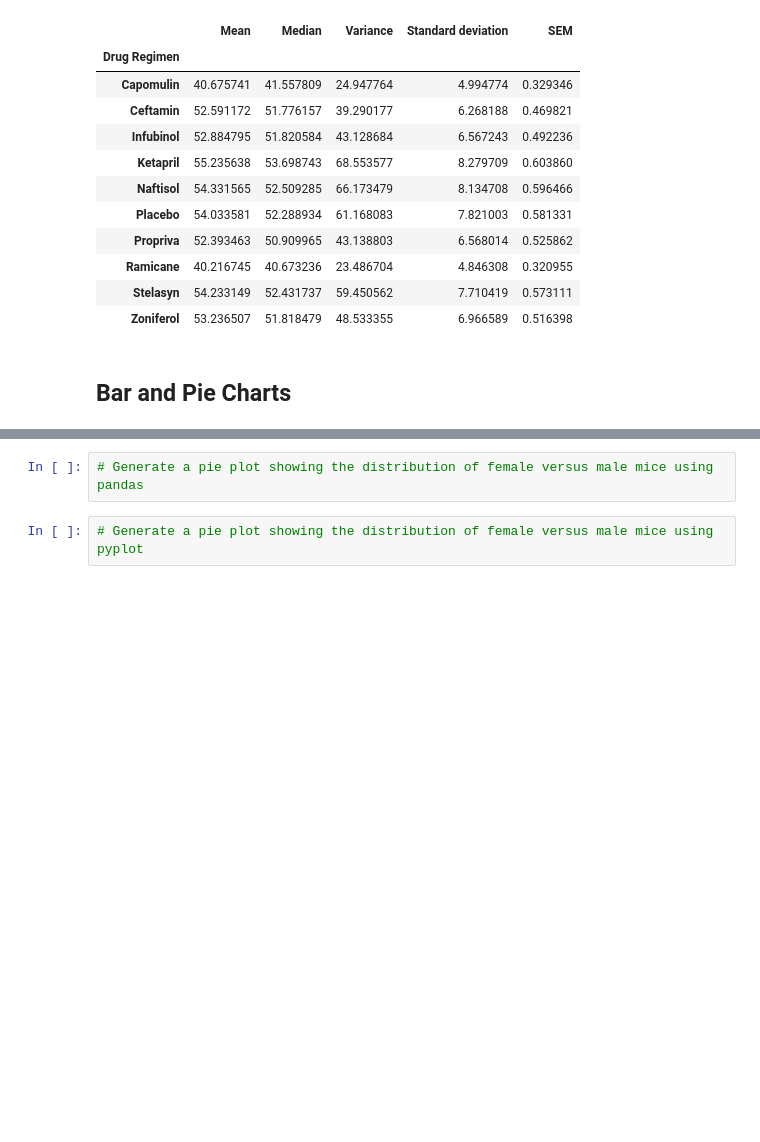
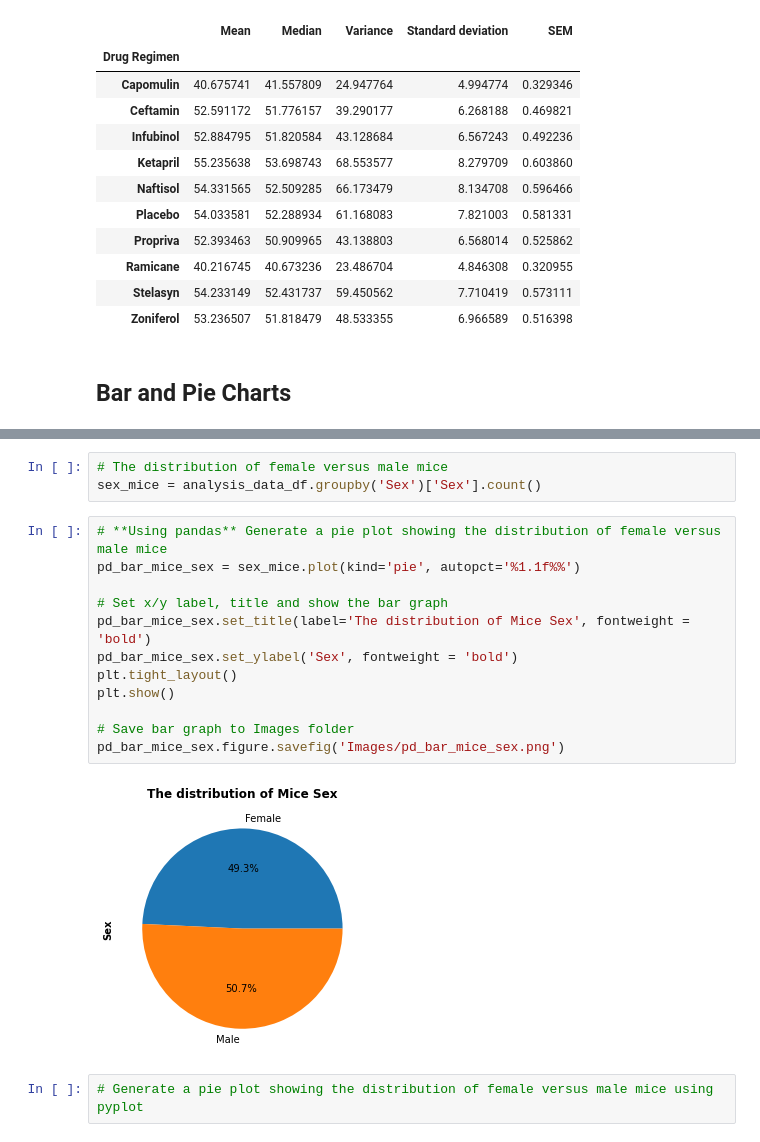
Before and after one commit to abpuccini/matplotlib-challenge, a Jupyter notebook: pymaceuticals_analysis.ipynb, the cells around one changed output, grey strips where cells are left out. Saved outputs shown, nothing was run; the diff lists cells and outputs as text; blank space fills up the shorter version.

```diff
--- a/pymaceuticals_analysis.ipynb
+++ b/pymaceuticals_analysis.ipynb
@@ -148,5 +154,20 @@ ValueError: shape mismatch: objects cannot be broadcast to a single shape
 # %%
-# Generate a pie plot showing the distribution of female versus male mice using pandas
+# The distribution of female versus male mice
+sex_mice = analysis_data_df.groupby('Sex')['Sex'].count()
+# %%
+# **Using pandas** Generate a pie plot showing the distribution of female versus male mice
+pd_bar_mice_sex = sex_mice.plot(kind='pie', autopct='%1.1f%%')
+
+# Set x/y label, title and show the bar graph
+pd_bar_mice_sex.set_title(label='The distribution of Mice Sex', fontweight = 'bold')
+pd_bar_mice_sex.set_ylabel('Sex', fontweight = 'bold')
+plt.tight_layout()
+plt.show()
+
+# Save bar graph to Images folder
+pd_bar_mice_sex.figure.savefig('Images/pd_bar_mice_sex.png')
+# %% [output]
+[figure, added]
 # %%
 # Generate a pie plot showing the distribution of female versus male mice using pyplot
 # %% [markdown]
```
Also changed, not shown: parts of 4 cells of this notebook, 1 other file.
